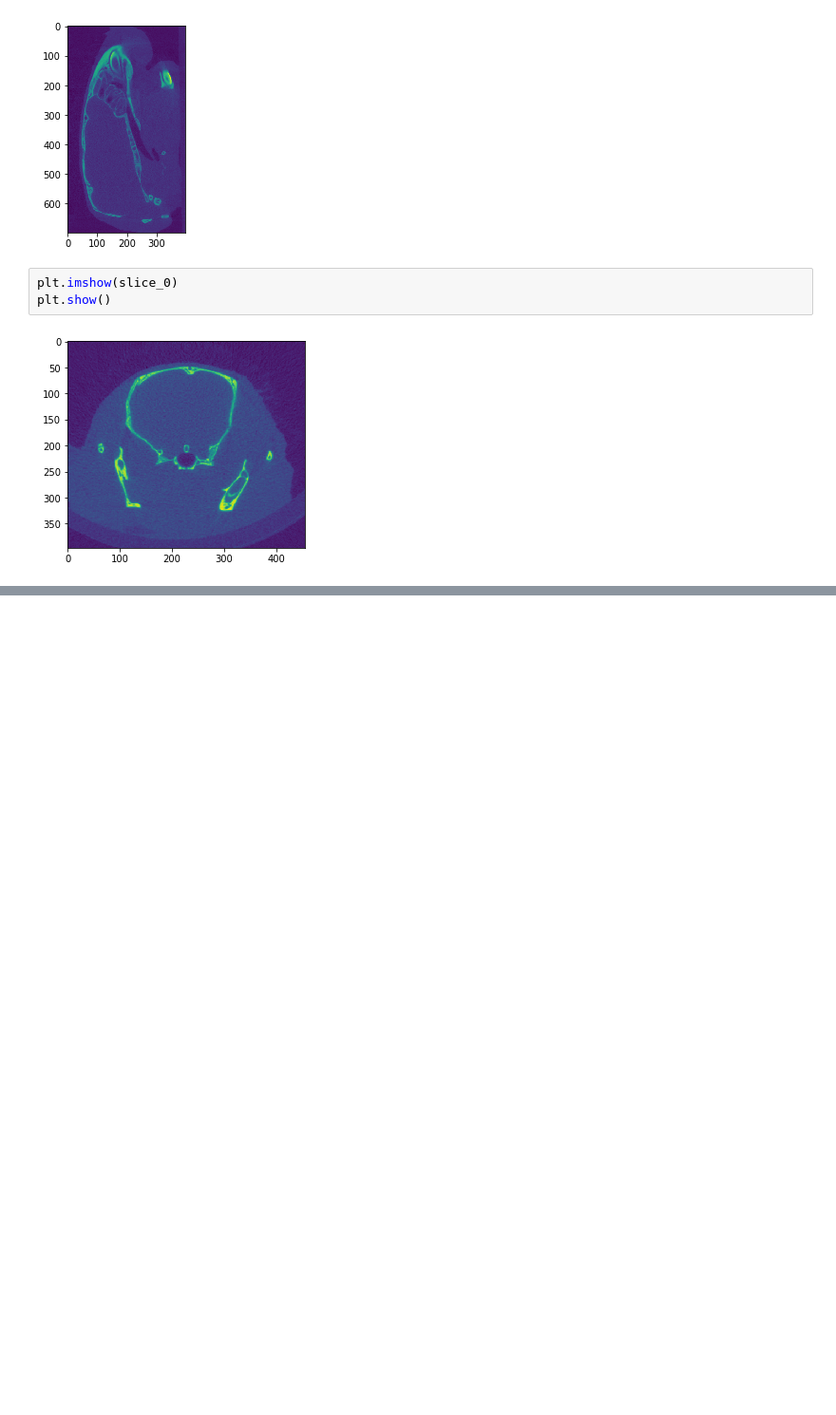
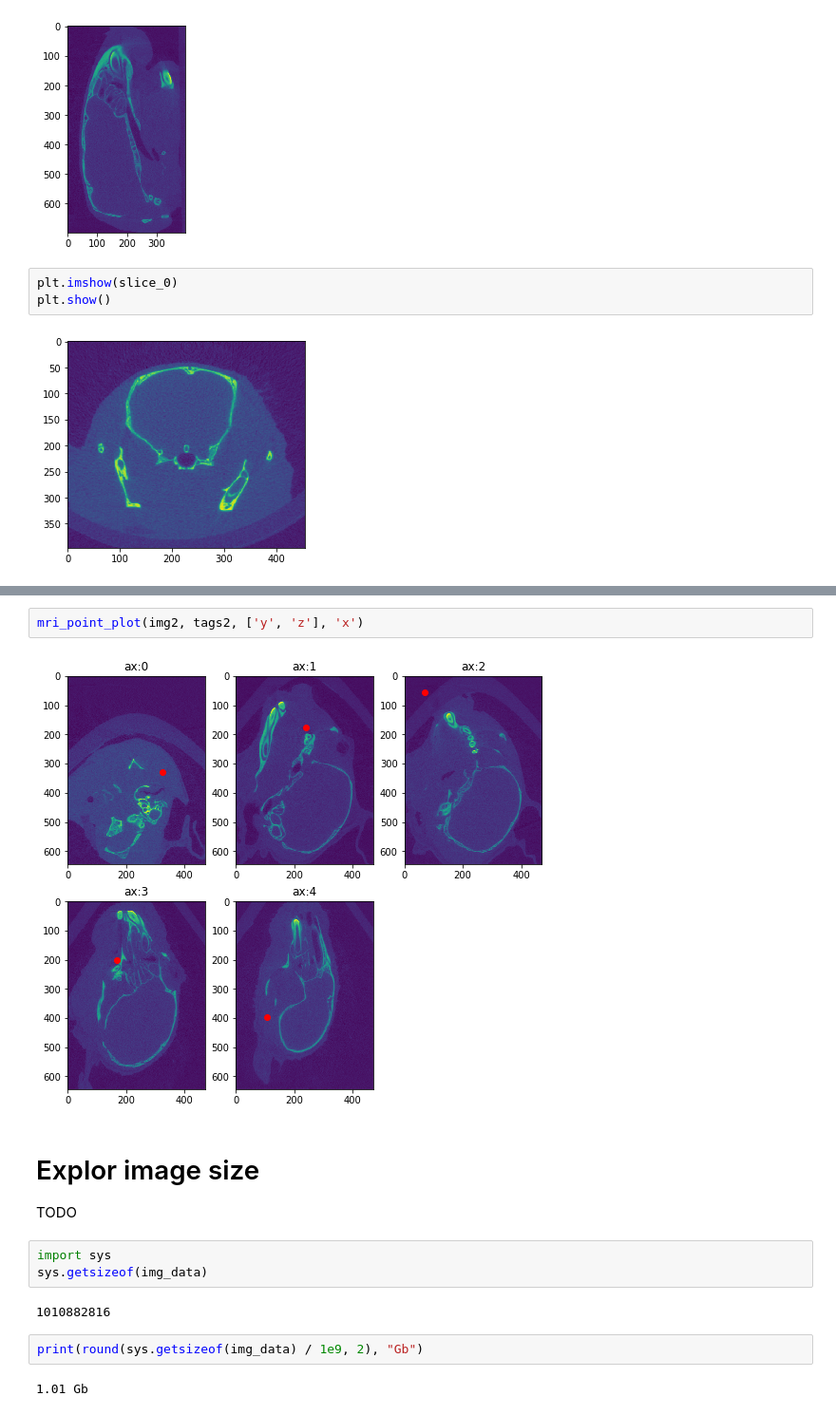
Before and after one commit to 3DLables/3DLabeler, a Jupyter notebook: EDA.ipynb, the cells around one changed output, grey strips where cells are left out. Shown at 95% size. Drawn from its saved outputs; the diff is of its cells as text; blank space fills up the shorter version.

```diff
--- a/EDA.ipynb
+++ b/EDA.ipynb
@@ -42,0 +159,16 @@ plt.show()
+# %%
+mri_point_plot(img2, tags2, ['y', 'z'], 'x')
+# %% [output]
+[figure, added]
+# %% [markdown]
+# Explor image size
+TODO
+# %%
+import sys
+sys.getsizeof(img_data)
+# %% [output]
+1010882816
+# %%
+print(round(sys.getsizeof(img_data) / 1e9, 2), "Gb")
+# %% [output]
+1.01 Gb
```
Also changed, not shown: parts of 21 cells of this notebook, 1 other file.
